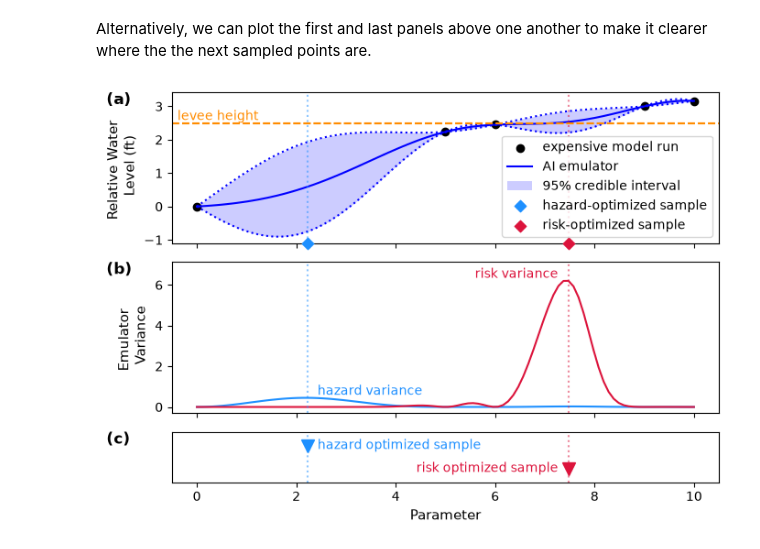
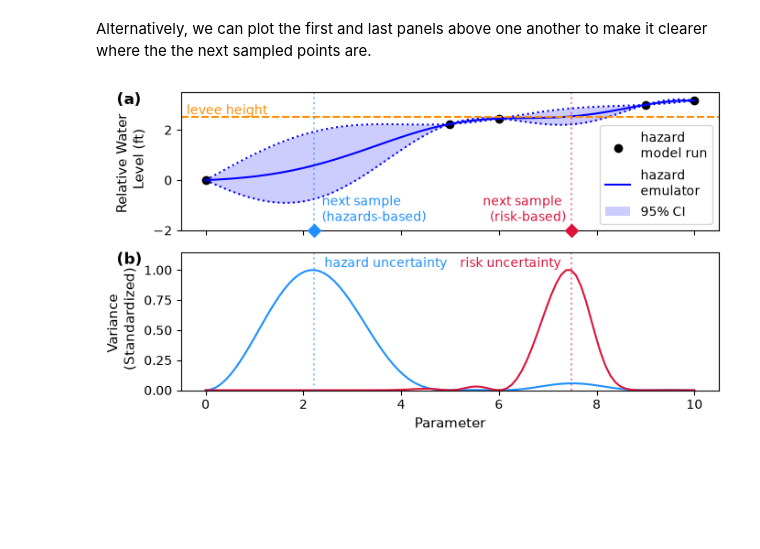
Before and after one commit to jbbutler/risk-learning, a Jupyter notebook: demo.ipynb, the cells around one changed output. Cells and saved outputs as stored; diff of their text form; code cells hidden in the pictures; blank space fills up the shorter version.

Commit message:
updating figure 3 by consolidating

```diff
--- a/demo.ipynb
+++ b/demo.ipynb
@@ -195,8 +195,8 @@ levee_color = 'darkorange'
 label_fonts = 11
 tick_fonts = 10
 
-fig, ax = plt.subplots(nrows=3, ncols=1, figsize=(7, 5), sharex=True,
-                       gridspec_kw={'height_ratios': [3, 3, 1]})
+fig, ax = plt.subplots(nrows=2, ncols=1, figsize=(7, 4), sharex=True,
+                       gridspec_kw={'height_ratios': [3, 3]})
 
 def label_point(a, x, y, text, color, **kwargs):
     # put the label on whichever side of the point has more room
@@ -206,61 +206,60 @@ def label_point(a, x, y, text, color, **kwargs):
                color=color, **kwargs)
 
 # (a) hazard emulator
-ax[0].scatter(x=theta_train, y=hazard_train, c=model_color, label='expensive model run')
-ax[0].plot(new_theta, preds, label='AI emulator', color=emulator_color)
+ax[0].scatter(x=theta_train, y=hazard_train, c=model_color, label='hazard \nmodel run')
+ax[0].plot(new_theta, preds, label='hazard \nemulator', color=emulator_color)
 ax[0].plot(new_theta, preds + 2*stds, color=emulator_color, linestyle=':')
 ax[0].plot(new_theta, preds - 2*stds, color=emulator_color, linestyle=':')
 ax[0].fill_between(np.ravel(new_theta), preds - 2*stds, preds + 2*stds,
                    color=emulator_color, alpha=0.2, linewidth=0,
-                   label='95% credible interval')
+                   label='95% CI')
 ax[0].axhline(y=l, linestyle='--', color=levee_color)
 ax[0].set_ylabel('Relative Water \n Level (ft)', fontsize=label_fonts)
 ax[0].axhline(y=l, linestyle='--', color=levee_color)
-#xaxis = ax[0].get_xaxis_transform()
-#ax[0].scatter(next_param_hazard, 0, marker='D', s=40, color=hazard_color,
-#              clip_on=False, zorder=5, transform=xaxis,
-#              label='hazard-optimized sample')
-#ax[0].scatter(next_param_risk, 0, marker='D', s=40, color=risk_color,
-#              clip_on=False, zorder=5, transform=xaxis,
-#              label='risk-optimized sample')
+xaxis = ax[0].get_xaxis_transform()
+ax[0].scatter(next_param_hazard, 0, marker='D', s=50, color=hazard_color,
+              clip_on=False, zorder=5, transform=xaxis)
+ax[0].annotate('next sample \n(hazards-based)', xy=(next_param_hazard, 0), xycoords=xaxis,
+                   xytext=(6, 4), textcoords='offset points',
+                   ha='left', va='bottom', color=hazard_color, fontsize=tick_fonts)
+ax[0].scatter(next_param_risk, 0, marker='D', s=50, color=risk_color,
+              clip_on=False, zorder=5, transform=xaxis)
+ax[0].annotate('next sample \n(risk-based)', xy=(next_param_risk, 0), xycoords=xaxis,
+                   xytext=(-4, 4), textcoords='offset points',
+                   ha='right', va='bottom', color=risk_color, fontsize=tick_fonts)
 ax[0].text(0.01, l, 'levee height', color=levee_color, ha='left', va='bottom',
            transform=ax[0].get_yaxis_transform())
+ax[0].set_ylim((-2, 3.5))
 
 ax[0].legend()
 
 # (b) emulator variance
 next_param_hazard = new_theta[np.argmax(pred_variances)]
 next_param_risk = new_theta[np.argmax(risk_variances)]
-ax[1].plot(new_theta, pred_variances, color=hazard_color)
-ax[1].plot(new_theta, risk_variances, color=risk_color)
-label_point(ax[1], next_param_hazard, pred_variances.max(), 'hazard variance',
+std_pred_var = pred_variances/max(pred_variances)
+std_risk_var = risk_variances/max(risk_variances)
+ax[1].plot(new_theta, std_pred_var, color=hazard_color)
+ax[1].plot(new_theta, std_risk_var, color=risk_color)
+label_point(ax[1], next_param_hazard, std_pred_var.max(), 'hazard uncertainty',
             hazard_color, va='bottom')
-label_point(ax[1], next_param_risk, risk_variances.max(), 'risk variance',
+label_point(ax[1], next_param_risk, std_risk_var.max(), 'risk uncertainty',
             risk_color, va='bottom')
-ax[1].set_ylabel('Emulator \n Variance', fontsize=label_fonts)
-ax[1].set_ylim(top=1.15 * max(pred_variances.max(), risk_variances.max()))
-
-# (c) where each variance curve is maximized
-ax[2].plot(next_param_hazard, 1, marker='v', markersize=10, color=hazard_color)
-ax[2].plot(next_param_risk, 0, marker='v', markersize=10, color=risk_color)
-label_point(ax[2], next_param_hazard, 1, 'hazard optimized sample', hazard_color, va='center')
-label_point(ax[2], next_param_risk, 0, 'risk optimized sample', risk_color, va='center')
-ax[2].set_ylim(-0.6, 1.6)
-ax[2].set_yticks([])
-ax[2].set_xlabel('Parameter', fontsize=label_fonts)
+ax[1].set_ylabel('Variance \n (Standardized)', fontsize=label_fonts)
+ax[1].set_ylim(0, 1.15)
+ax[1].set_xlabel('Parameter', fontsize=label_fonts)
 
 # dotted guides linking the variance peaks in (b) to the samples in (c)
 for a in ax[0:]:
     a.axvline(next_param_hazard, color=hazard_color, linestyle=':', alpha=0.5)
     a.axvline(next_param_risk, color=risk_color, linestyle=':', alpha=0.5)
 
 # panel letters
 for a, letter in zip(ax, ['(a)', '(b)', '(c)']):
     a.text(-0.12, 1.0, letter, transform=a.transAxes,
            fontsize=12, fontweight='bold', va='top')
     a.tick_params(axis='both', labelsize=tick_fonts)
 
 plt.tight_layout()
 fig.savefig("figure3.png", dpi=300, bbox_inches="tight")
 # %% [output]
-[figure, old version]
+[figure, new version]
```
Also changed, not shown: 1 other file.
